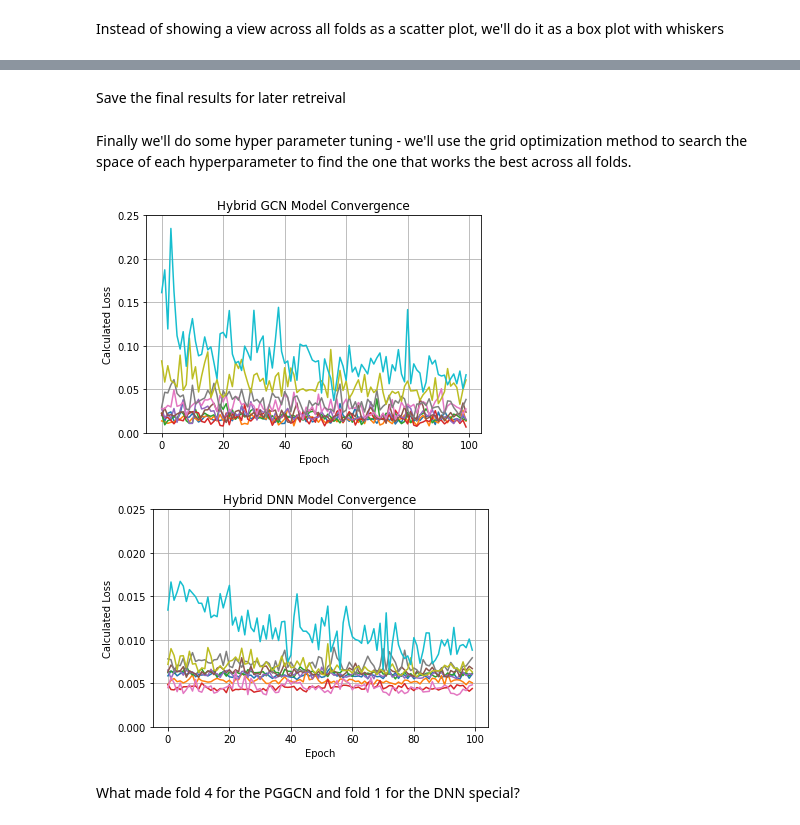
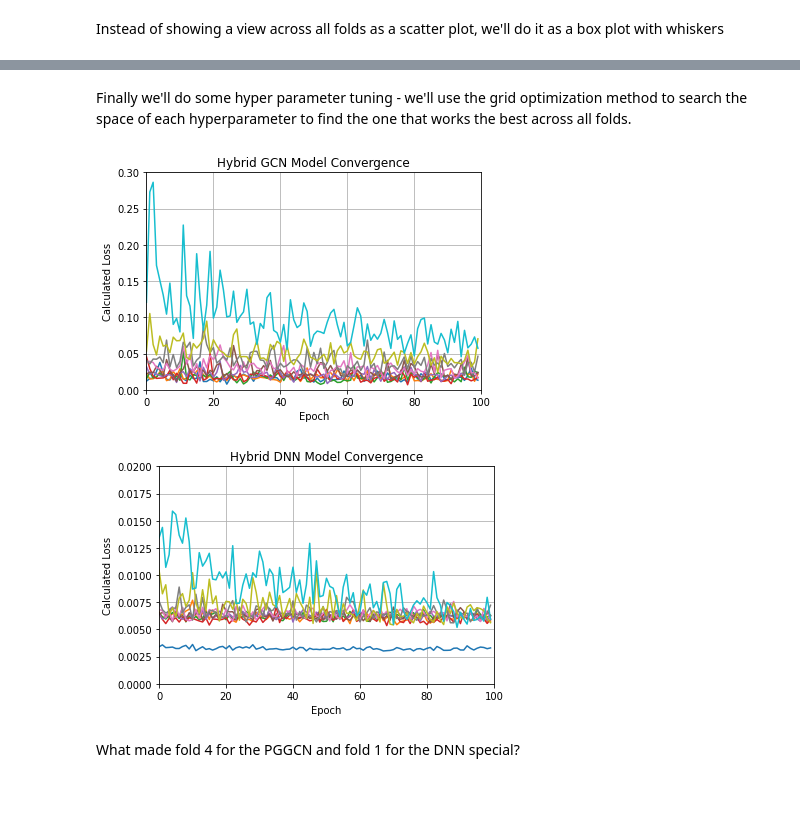
Before and after one commit to allesrebel/physics-guided-entropy, a Jupyter notebook: PGENN.ipynb, the cells around one changed output, grey strips where cells are left out. Saved outputs shown, nothing was run; the diff lists cells and outputs as text; code cells hidden in the pictures; blank space fills up the shorter version.

Commit message:
Updated plots to actually do correlation! And stripped out non-used models for conference paper

```diff
--- a/PGENN.ipynb
+++ b/PGENN.ipynb
@@ -1239,6 +1239,13 @@ for dock_type, input_datasets in datasets.items():
   for featureizer_type, dataset in input_datasets.items():
     print(f'training with data from {dock_type} for: {featureizer_type}')
     model = None # Will be populated based on Featurizer
+
+    # filter! based on model_type and featureizer type
+    if dock_type == 'vm2' and 'Modded' not in featureizer_type:
+      continue # skip
+
+    if dock_type == 'pure' and 'Modded' in featureizer_type:
+      continue # skip
 
     # depending on the type of featureizer, we generate a NEW model
     if featureizer_type == 'Circular Fingerprint':
@@ -1985,5 +1822,3 @@ dtype: float64
-# %% [markdown]
-Save the final results for later retreival
 # %%
 import pickle
 from google.colab import files, drive
@@ -2088,50 +1923,52 @@ from IPython.display import HTML
 
 # First set up the figure, the axis, and the plot element we want to animate
 #for loss_data in losses['vm2']['Graph Conv Featurizer']
-pyplot.plot(losses['vm2']['Modded Graph Conv Featurizer'][10], label='fold 10')
-pyplot.plot(losses['vm2']['Modded Graph Conv Featurizer'][9], label='fold 9')
-pyplot.plot(losses['vm2']['Modded Graph Conv Featurizer'][8], label='fold 8')
-pyplot.plot(losses['vm2']['Modded Graph Conv Featurizer'][7], label='fold 7')
-pyplot.plot(losses['vm2']['Modded Graph Conv Featurizer'][6], label='fold 6')
-pyplot.plot(losses['vm2']['Modded Graph Conv Featurizer'][5], label='fold 5')
-pyplot.plot(losses['vm2']['Modded Graph Conv Featurizer'][4], label='fold 4')
-pyplot.plot(losses['vm2']['Modded Graph Conv Featurizer'][3], label='fold 3')
-pyplot.plot(losses['vm2']['Modded Graph Conv Featurizer'][2], label='fold 2')
-pyplot.plot(losses['vm2']['Modded Graph Conv Featurizer'][1], label='fold 1')
+pyplot.plot(losses['vm2']['Modded Graph Conv Featurizer'][9], label='fold 10')
+pyplot.plot(losses['vm2']['Modded Graph Conv Featurizer'][8], label='fold 9')
+pyplot.plot(losses['vm2']['Modded Graph Conv Featurizer'][7], label='fold 8')
+pyplot.plot(losses['vm2']['Modded Graph Conv Featurizer'][6], label='fold 7')
+pyplot.plot(losses['vm2']['Modded Graph Conv Featurizer'][5], label='fold 6')
+pyplot.plot(losses['vm2']['Modded Graph Conv Featurizer'][4], label='fold 5')
+pyplot.plot(losses['vm2']['Modded Graph Conv Featurizer'][3], label='fold 4')
+pyplot.plot(losses['vm2']['Modded Graph Conv Featurizer'][2], label='fold 3')
+pyplot.plot(losses['vm2']['Modded Graph Conv Featurizer'][1], label='fold 2')
+pyplot.plot(losses['vm2']['Modded Graph Conv Featurizer'][0], label='fold 0')
 pyplot.title('Hybrid GCN Model Convergence')
 pyplot.axes().set_xlabel('Epoch')
 pyplot.axes().set_ylabel('Calculated Loss')
 #pyplot.legend()
-pyplot.ylim([0, 0.25])
+pyplot.ylim([0, 0.30])
+pyplot.xlim([0, 100])
 pyplot.grid(True)
 pyplot.show()
 # %% [output]
-[figure, old version]
+[figure, new version]
 # %%
 from matplotlib import animation, rc, pyplot
 from IPython.display import HTML
 
 # First set up the figure, the axis, and the plot element we want to animate
 #for loss_data in losses['vm2']['Graph Conv Featurizer']
-pyplot.plot(losses['vm2']['Modded Circular Fingerprint'][10], label='fold 10')
-pyplot.plot(losses['vm2']['Modded Circular Fingerprint'][9], label='fold 9')
-pyplot.plot(losses['vm2']['Modded Circular Fingerprint'][8], label='fold 8')
-pyplot.plot(losses['vm2']['Modded Circular Fingerprint'][7], label='fold 7')
-pyplot.plot(losses['vm2']['Modded Circular Fingerprint'][6], label='fold 6')
-pyplot.plot(losses['vm2']['Modded Circular Fingerprint'][5], label='fold 5')
-pyplot.plot(losses['vm2']['Modded Circular Fingerprint'][4], label='fold 4')
-pyplot.plot(losses['vm2']['Modded Circular Fingerprint'][3], label='fold 3')
-pyplot.plot(losses['vm2']['Modded Circular Fingerprint'][2], label='fold 2')
-pyplot.plot(losses['vm2']['Modded Circular Fingerprint'][1], label='fold 1')
+pyplot.plot(losses['vm2']['Modded Circular Fingerprint'][9], label='fold 10')
+pyplot.plot(losses['vm2']['Modded Circular Fingerprint'][8], label='fold 9')
+pyplot.plot(losses['vm2']['Modded Circular Fingerprint'][7], label='fold 8')
+pyplot.plot(losses['vm2']['Modded Circular Fingerprint'][6], label='fold 7')
+pyplot.plot(losses['vm2']['Modded Circular Fingerprint'][5], label='fold 6')
+pyplot.plot(losses['vm2']['Modded Circular Fingerprint'][4], label='fold 5')
+pyplot.plot(losses['vm2']['Modded Circular Fingerprint'][3], label='fold 4')
+pyplot.plot(losses['vm2']['Modded Circular Fingerprint'][2], label='fold 3')
+pyplot.plot(losses['vm2']['Modded Circular Fingerprint'][1], label='fold 2')
+pyplot.plot(losses['vm2']['Modded Circular Fingerprint'][0], label='fold 1')
 pyplot.title('Hybrid DNN Model Convergence')
 pyplot.axes().set_xlabel('Epoch')
 pyplot.axes().set_ylabel('Calculated Loss')
-pyplot.ylim([0, 0.025])
+pyplot.ylim([0, 0.020])
+pyplot.xlim([0, 100])
 pyplot.grid(True)
 #pyplot.legend()
 pyplot.show()
 # %% [output]
-[figure, old version]
+[figure, new version]
 # %% [markdown]
 What made fold 4 for the PGGCN and fold 1 for the DNN special?
 # %%
```
Also changed, not shown: parts of 19 cells of this notebook.
